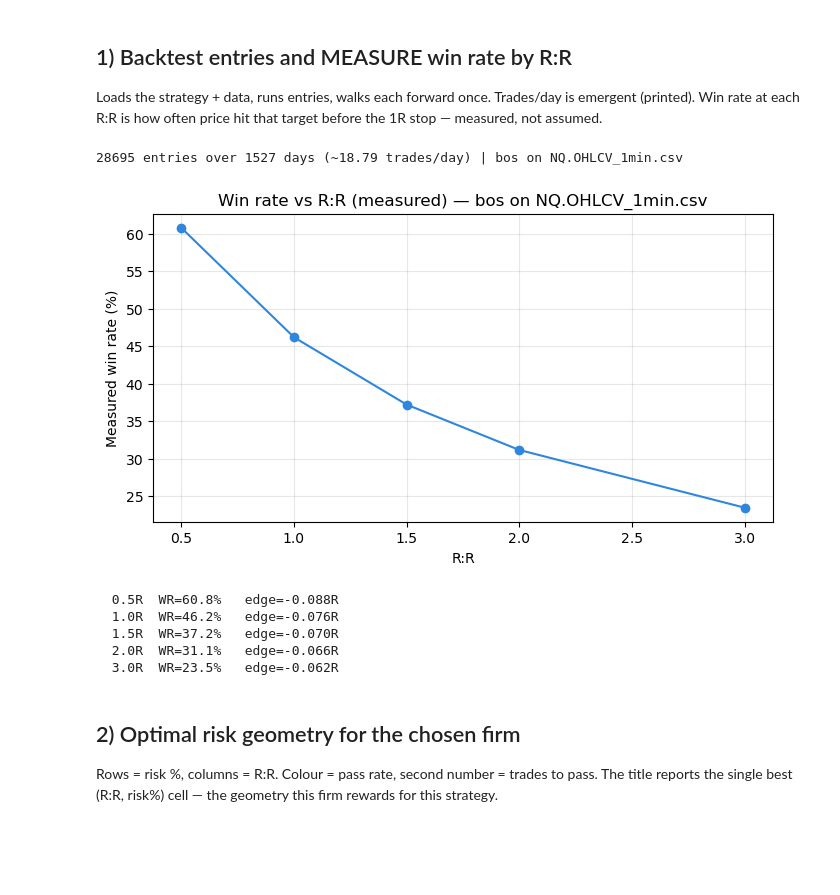
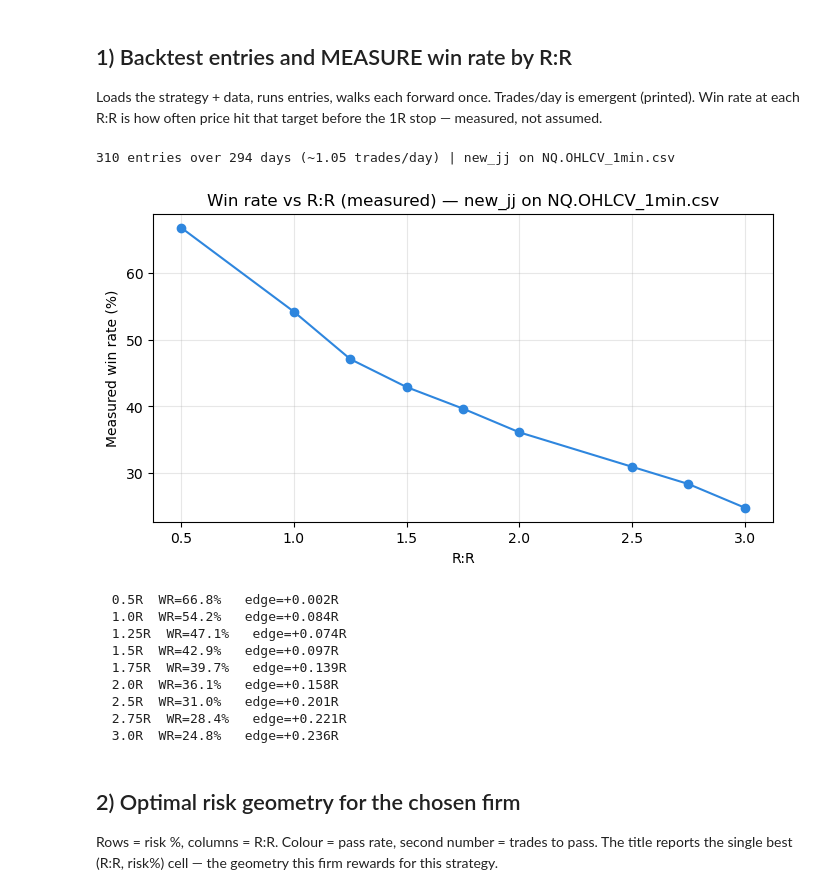
Before and after one commit to 2115hsun/Propfirm-Convex-Payoff-Analysis, a Jupyter notebook: Master Analysis/analysis_notebook_1.ipynb, the cells around one changed output. Drawn from its saved outputs; the diff is of its cells as text; code cells hidden in the pictures; blank space fills up the shorter version.

```diff
--- a/Master Analysis/analysis_notebook_1.ipynb
+++ b/Master Analysis/analysis_notebook_1.ipynb
@@ -64,15 +64,16 @@ from Analysis import (measured_wr_curve, plot_risk_curve, find_optimal_risk,
                       plot_equity_paths)
 
 # ============ THE ONLY CHOICES ============
-STRATEGY  = "bos"                          # file in strategies/ (or a path to one)
-DATA_PATH = "data/NQ.OHLCV_1min.csv"     # <-- swap to data/ES_1min.parquet
-FIRM      = get_firm("apex_intraday")      # <-- pick the firm to optimize for
-RTH_ONLY  = False                          # regular session only?
-TIMEFRAME = None                           # e.g. "5min" to resample 1-min up
-SWING_K   = 2                              # BOS structure sensitivity
-K_STOP_ATR = 1.0                           # 1R = K_STOP_ATR * ATR (risk unit)
-RR_GRID   = [0.5, 1.0, 1.5, 2.0, 3.0]
+STRATEGY  = "new_jj"                       # match the filename (lowercase)
+DATA_PATH = "data/NQ.OHLCV_1min.csv"
+FIRM      = get_firm("topstep")
+RTH_ONLY  = False                          # new_jj needs full-session data
+TIMEFRAME = "3min"
+SWING_K   = 8
+RR_GRID   = [0.5, 1.0, 1.25, 1.5, 1.75, 2.0, 2.5, 2.75, 3.0]
 RISK_PCTS = np.round(np.arange(0.25, 3.51, 0.25), 2)
+
+K_STOP_ATR_GRID = [1, 2, 3, 5, 7, 10]      # <-- the sweep
 # ==========================================
 # %% [output]
 Project dir: C:\Users\2115h\Desktop\Trading\Propfirm Convex Analysis\Rules
@@ -107,20 +134,24 @@ Loads the strategy + data, runs entries, walks each forward once. Trades/day is
 emergent (printed). Win rate at each R:R is how often price hit that target
 before the 1R stop — measured, not assumed.
 # %%
-E = build_entries(STRATEGY, DATA_PATH, rth_only=RTH_ONLY, timeframe=TIMEFRAME,
+E = build_entries(STRATEGY, DATA_PATH, rth_only=True, timeframe=TIMEFRAME,
                   swing_k=SWING_K, k_stop_atr=K_STOP_ATR)
 print(E.summary())
 fig, wr_by_rr, edge_by_rr = measured_wr_curve(E, RR_GRID); plt.show()
 for rr in RR_GRID:
     print(f"  {rr:>3}R  WR={wr_by_rr[rr]:5.1%}   edge={edge_by_rr[rr]:+.3f}R")
 # %% [output]
-28695 entries over 1527 days (~18.79 trades/day) | bos on NQ.OHLCV_1min.csv
+310 entries over 294 days (~1.05 trades/day) | new_jj on NQ.OHLCV_1min.csv
-[figure, old version]
+[figure, new version]
-  0.5R  WR=60.8%   edge=-0.088R
-  1.0R  WR=46.2%   edge=-0.076R
-  1.5R  WR=37.2%   edge=-0.070R
-  2.0R  WR=31.1%   edge=-0.066R
-  3.0R  WR=23.5%   edge=-0.062R
+  0.5R  WR=66.8%   edge=+0.002R
+  1.0R  WR=54.2%   edge=+0.084R
+  1.25R  WR=47.1%   edge=+0.074R
+  1.5R  WR=42.9%   edge=+0.097R
+  1.75R  WR=39.7%   edge=+0.139R
+  2.0R  WR=36.1%   edge=+0.158R
+  2.5R  WR=31.0%   edge=+0.201R
+  2.75R  WR=28.4%   edge=+0.221R
+  3.0R  WR=24.8%   edge=+0.236R
 # %% [markdown]
 ## 2) Optimal risk geometry for the chosen firm
 
```
Also changed, not shown: parts of 7 cells of this notebook, 4 other files.
